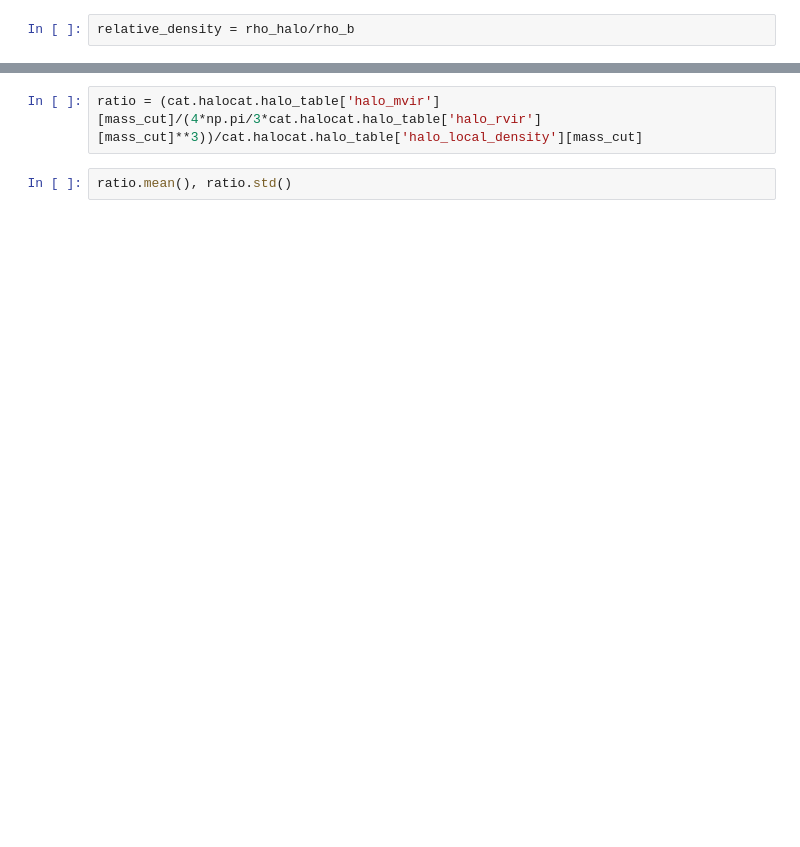
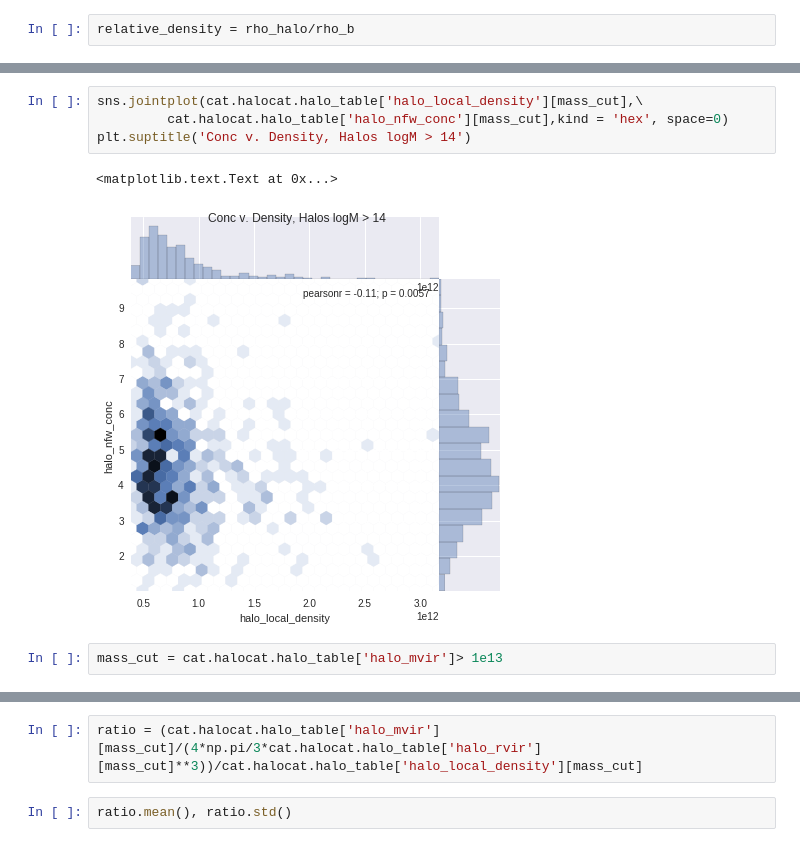
Before and after one commit to mclaughlin6464/pearce, a Jupyter notebook: notebooks/Test Cat.ipynb, the cells around one changed output, grey strips where cells are left out. Cells and saved outputs as stored; diff of their text form; blank space fills up the shorter version.

```diff
--- a/notebooks/Test Cat.ipynb
+++ b/notebooks/Test Cat.ipynb
@@ -135,0 +139,9 @@ plt.scatter(cat.halocat.halo_table['halo_nfw_conc'][mass_cut],\
+# %%
+sns.jointplot(cat.halocat.halo_table['halo_local_density'][mass_cut],\
+         cat.halocat.halo_table['halo_nfw_conc'][mass_cut],kind = 'hex', space=0)
+plt.suptitle('Conc v. Density, Halos logM > 14')
+# %% [output]
+<matplotlib.text.Text at 0x...>
+[figure, added]
+# %%
+mass_cut = cat.halocat.halo_table['halo_mvir']> 1e13
```
Also changed, not shown: parts of 42 cells of this notebook, 1 other file.
